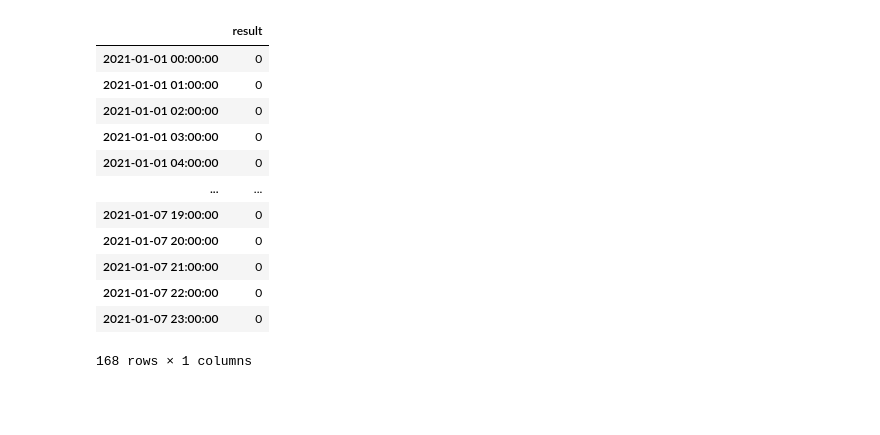
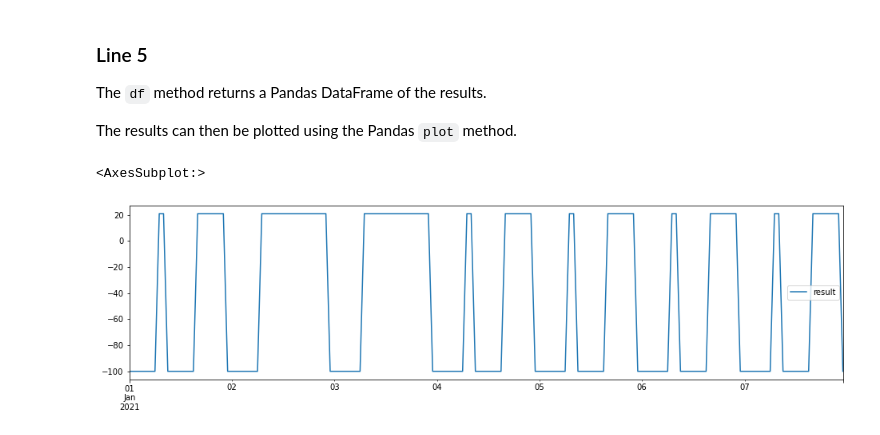
Before and after one commit to stevenkfirth/OBLib, a Jupyter notebook: notebooks/demo/Demo - SAP2012ThermostatModel.ipynb, the cells around one changed output. Saved outputs shown, nothing was run; the diff lists cells and outputs as text; code cells hidden in the pictures; blank space fills up the shorter version.

```diff
--- a/notebooks/demo/Demo - SAP2012ThermostatModel.ipynb
+++ b/notebooks/demo/Demo - SAP2012ThermostatModel.ipynb
@@ -13,16 +91,11 @@ print(result.data)
+# %% [markdown]
+### Line 5
+
+The `df` method returns a Pandas DataFrame of the results.
+
+The results can then be plotted using the Pandas `plot` method.
 # %%
-result.df
+result.df.plot(figsize=(16,4))
 # %% [output]
-|  | result |
-| 2021-01-01 00:00:00 | 0 |
-| 2021-01-01 01:00:00 | 0 |
-| 2021-01-01 02:00:00 | 0 |
-| 2021-01-01 03:00:00 | 0 |
-| 2021-01-01 04:00:00 | 0 |
-| ... | ... |
-| 2021-01-07 19:00:00 | 0 |
-| 2021-01-07 20:00:00 | 0 |
-| 2021-01-07 21:00:00 | 0 |
-| 2021-01-07 22:00:00 | 0 |
-| 2021-01-07 23:00:00 | 0 |
-168 rows × 1 columns
+<AxesSubplot:>
+[figure, added]
```
Also changed, not shown: parts of 16 cells of this notebook, 5 other files.
